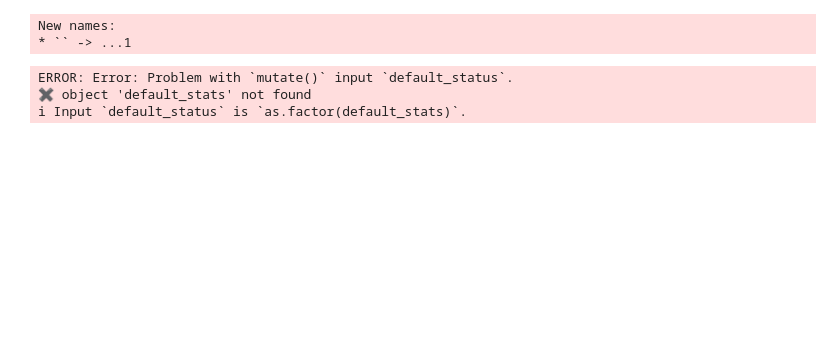
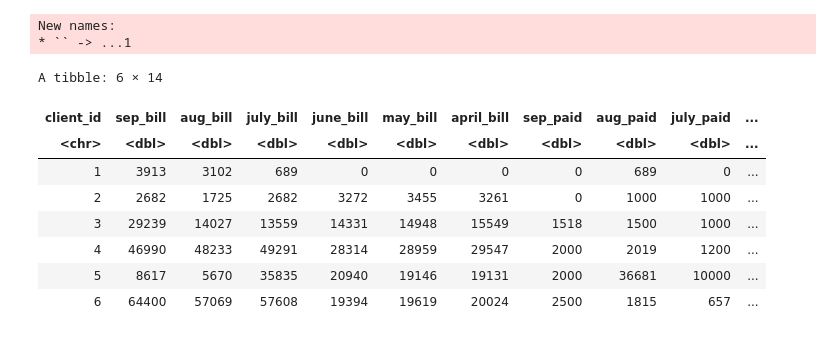
Before and after one commit to jorosafi/dsci-group-project, a Jupyter notebook: default-prediction.ipynb, the cells around one changed output. Drawn from its saved outputs; the diff is of its cells as text; code cells hidden in the pictures; blank space fills up the shorter version.

```diff
--- a/default-prediction.ipynb
+++ b/default-prediction.ipynb
@@ -7,19 +25,40 @@ set.seed(9999)
 # %%
 df_default <- read_excel('data/default-cc-data.xls')  %>%
     select(-c(X1:X11))%>%
-    rename(client_id = "...1", sep_bill = X12 , aug_bill= X13 , july_bill= X14,june_bill= X15, may_bill= X16, april_bill=X17,sep_paid= X18 ,aug_paid= X19, july_paid= X20, june_paid= X21 , may_paid= X22 ,april_paid= X23, default_status = Y)%>%
+    rename(client_id = "...1", sep_bill = X12 ,
+           aug_bill= X13 ,
+           july_bill= X14,
+           june_bill= X15,
+           may_bill= X16,
+           april_bill=X17,
+           sep_paid= X18 ,
+           aug_paid= X19,
+           july_paid= X20,
+           june_paid= X21 ,
+           may_paid= X22 ,
+           april_paid= X23,
+           default_status = Y)%>%
     slice(2:30001) %>%
     mutate_if(is.character, as.numeric) %>%
-    mutate(client_id = as.character(client_id)) %>%
-    mutate(default_status = case_when(default_status =="1"~"yes", default_status== "0"~"no"))%>%
-    mutate(default_status = as.factor(default_stats))
+    mutate(client_id = as.character(client_id),
+          default_status = case_when(default_status =="1"~"yes",
+                                     default_status== "0"~"no"),
+          default_status = as.factor(default_status))
+
+
 
 
 
 head(df_default)
 # %% [output]
 New names:
 * `` -> ...1
-ERROR: Error: Problem with `mutate()` input `default_status`.
-✖ object 'default_stats' not found
-ℹ Input `default_status` is `as.factor(default_stats)`.
+A tibble: 6 × 14
+| client_id | sep_bill | aug_bill | july_bill | june_bill | may_bill | april_bill | sep_paid | aug_paid | july_paid | ... |
+| <chr> | <dbl> | <dbl> | <dbl> | <dbl> | <dbl> | <dbl> | <dbl> | <dbl> | <dbl> | ... |
+| 1 | 3913 | 3102 | 689 | 0 | 0 | 0 | 0 | 689 | 0 | ... |
+| 2 | 2682 | 1725 | 2682 | 3272 | 3455 | 3261 | 0 | 1000 | 1000 | ... |
+| 3 | 29239 | 14027 | 13559 | 14331 | 14948 | 15549 | 1518 | 1500 | 1000 | ... |
+| 4 | 46990 | 48233 | 49291 | 28314 | 28959 | 29547 | 2000 | 2019 | 1200 | ... |
+| 5 | 8617 | 5670 | 35835 | 20940 | 19146 | 19131 | 2000 | 36681 | 10000 | ... |
+| 6 | 64400 | 57069 | 57608 | 19394 | 19619 | 20024 | 2500 | 1815 | 657 | ... |
```
Also changed, not shown: parts of 2 cells of this notebook.
